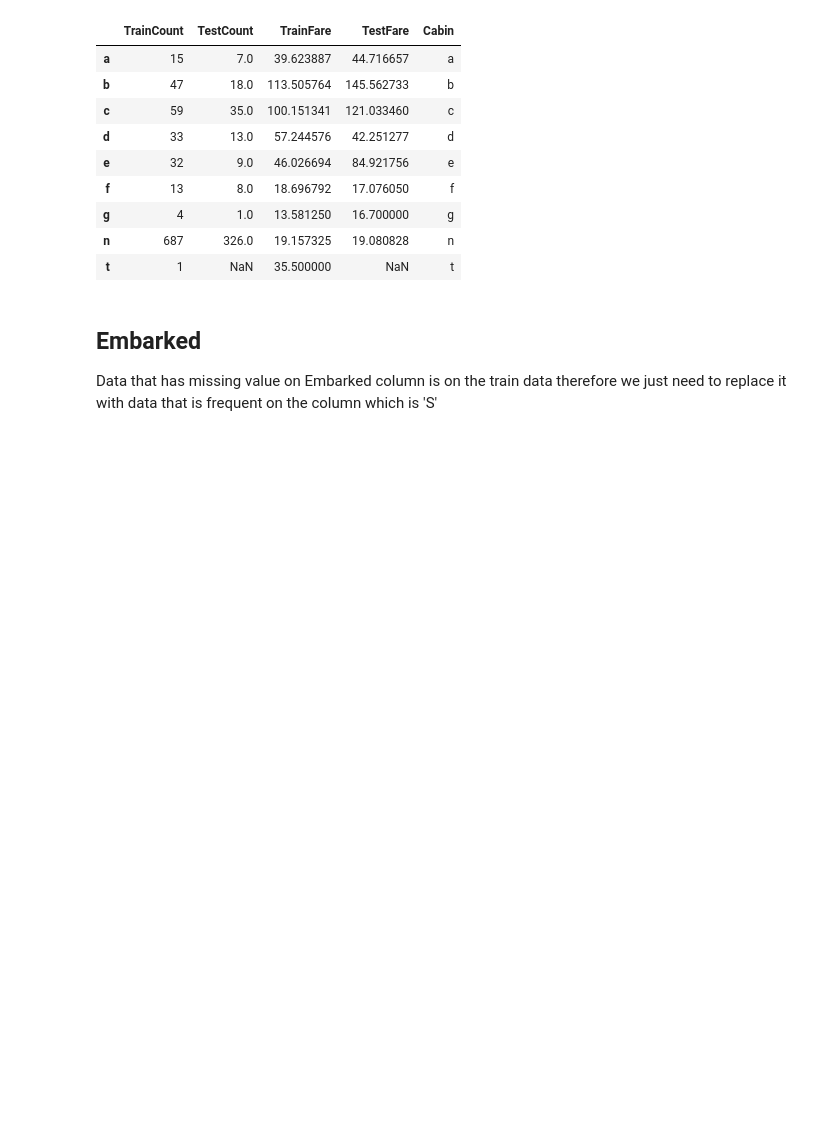
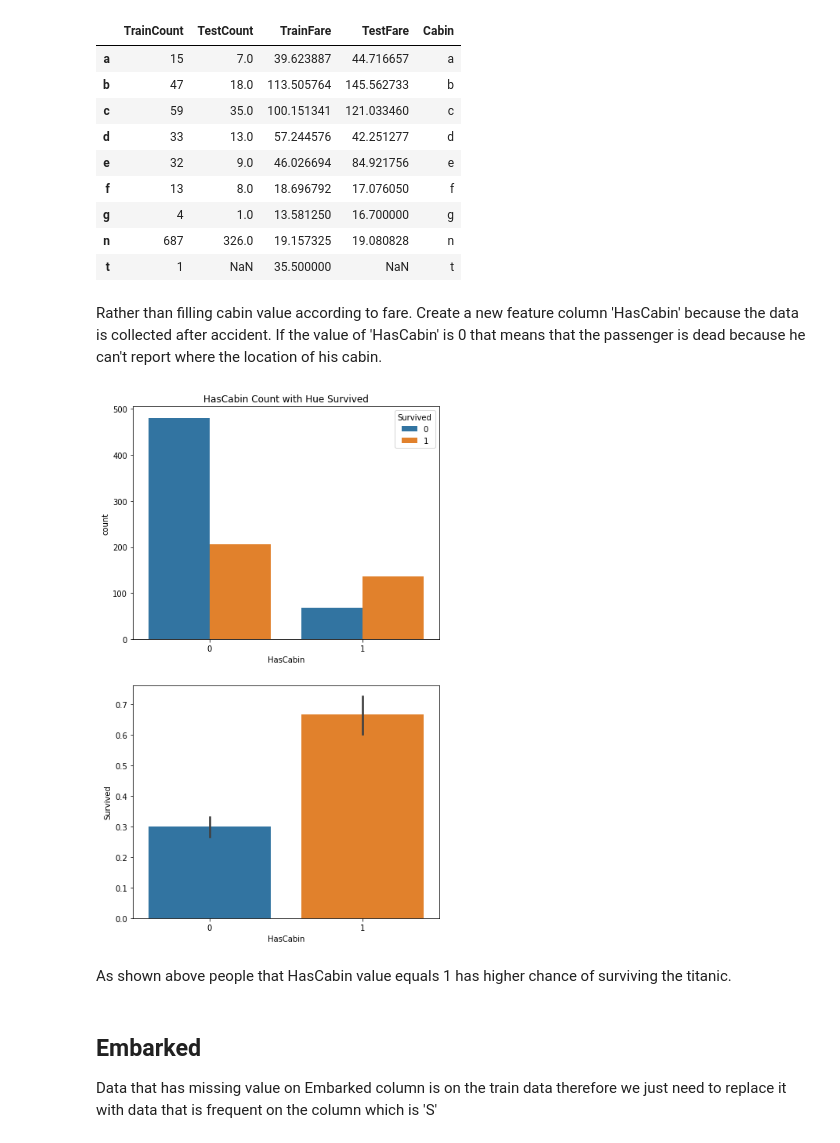
Before and after one commit to marcellinus-witarsah/dataScienceMiniProjects, a Jupyter notebook: TitanicSurvivalModel/Titanic Third.ipynb, the cells around one changed output. Saved outputs shown, nothing was run; the diff lists cells and outputs as text; code cells hidden in the pictures; blank space fills up the shorter version.

```diff
--- a/TitanicSurvivalModel/Titanic Third.ipynb
+++ b/TitanicSurvivalModel/Titanic Third.ipynb
@@ -408,6 +324,24 @@ cabin_count_fare
 | g | 4 | 1.0 | 13.581250 | 16.700000 | g |
 | n | 687 | 326.0 | 19.157325 | 19.080828 | n |
 | t | 1 | NaN | 35.500000 | NaN | t |
+# %% [markdown]
+Rather than filling cabin value according to fare. Create a new feature column 'HasCabin' because the data is collected after accident. If the value of 'HasCabin' is 0 that means that the passenger is dead because he can't report where the location of his cabin.
+# %%
+titanic_train['HasCabin'] = titanic_train['Cabin']\
+                            .apply(lambda x: 0 if str(x)== 'N' else 1)
+# %%
+fig, ax = plt.subplots(figsize=(7,12), nrows=2)
+ax[0].set_title('HasCabin Count with Hue Survived')
+sns.countplot(x='HasCabin', hue='Survived',
+              data=titanic_train, ax=ax[0])
+
+ax[1].set_title('')
+sns.barplot(x='HasCabin', y='Survived', data=titanic_train, ax=ax[1])
+plt.show()
+# %% [output]
+[figure, added]
+# %% [markdown]
+As shown above people that HasCabin value equals 1 has higher chance of surviving the titanic.
 # %% [markdown]
 ## Embarked
 Data that has missing value on Embarked column is on the train data therefore we just need to replace it with data that is frequent on the column which is 'S'
```
Also changed, not shown: parts of 15 cells of this notebook.
